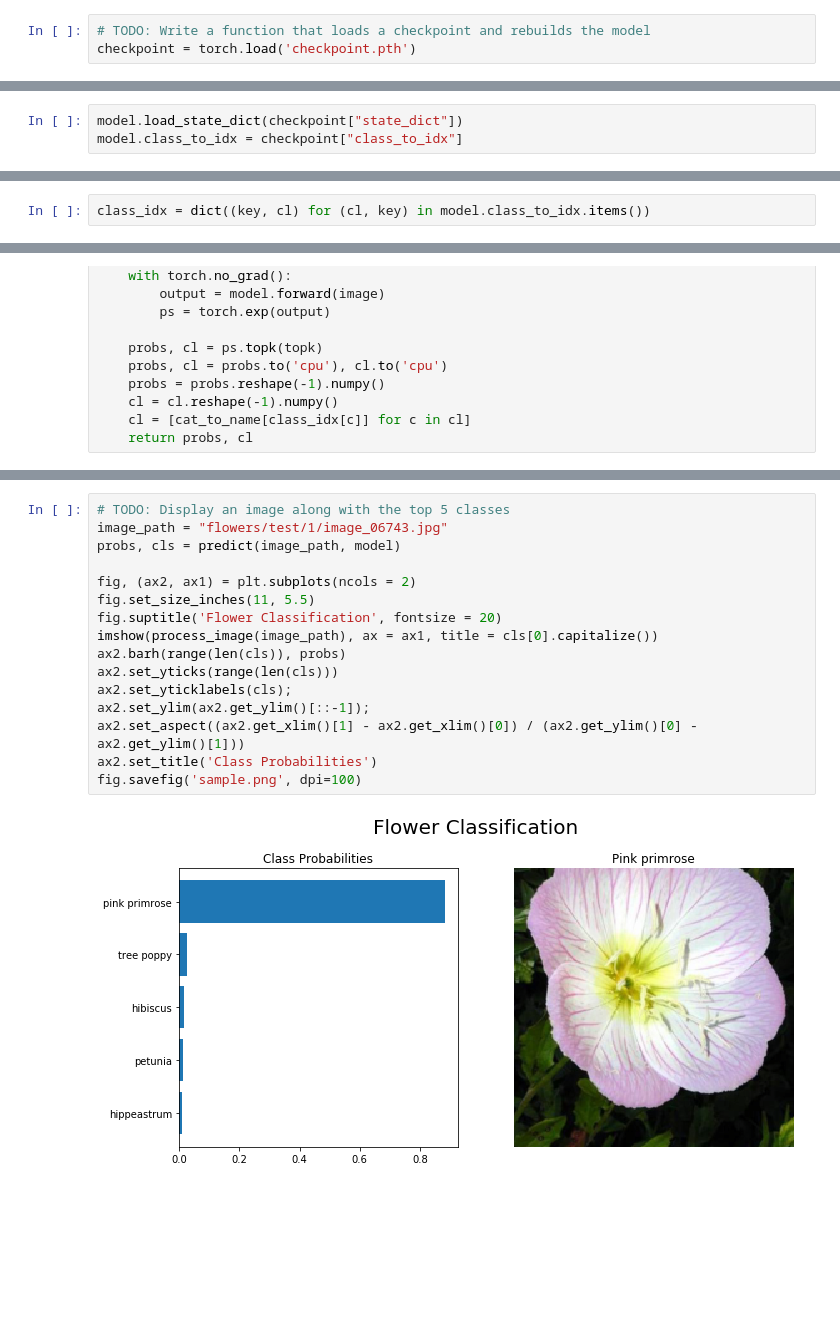
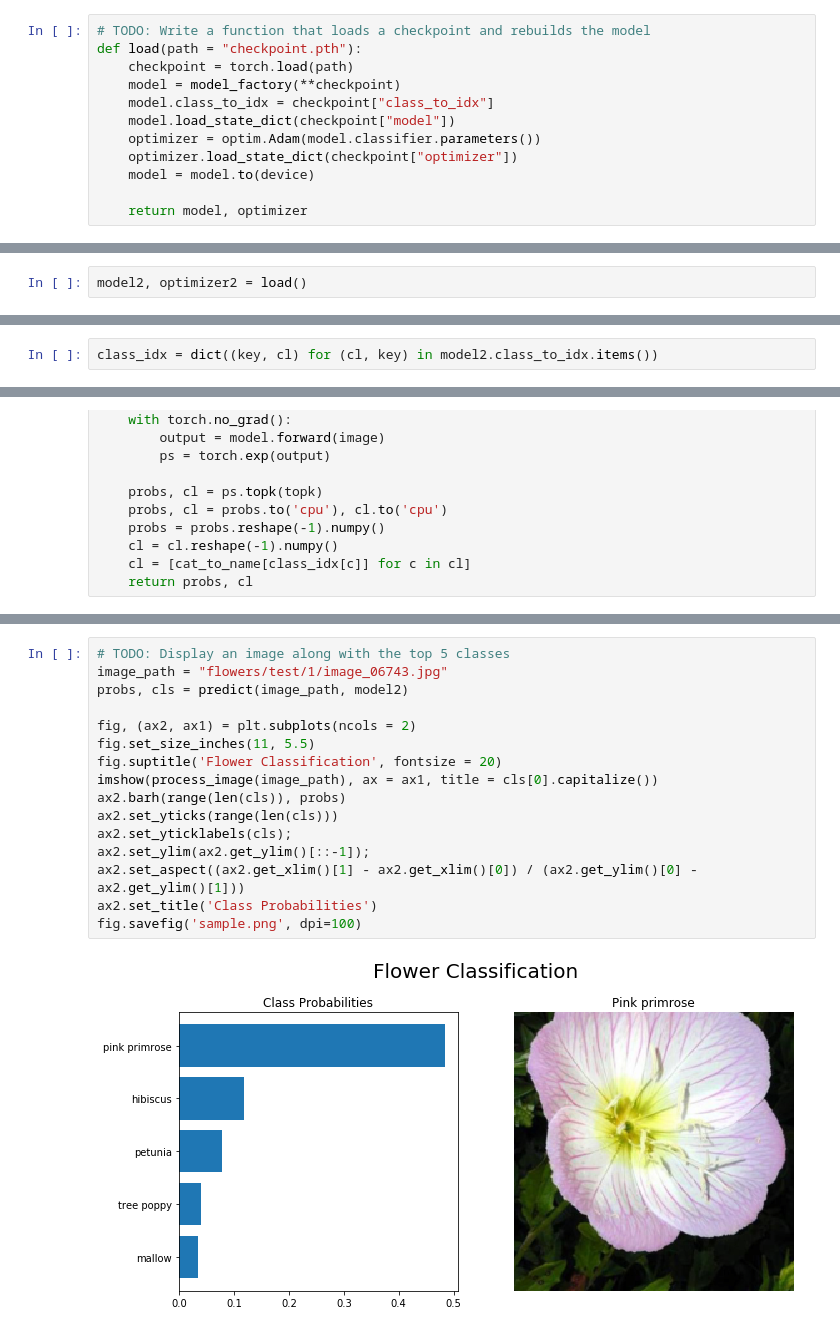
Before and after one commit to jennifer-dickinson/Flower-Classifier, a Jupyter notebook: Image Classifier Project.ipynb, the cells around one changed output, grey strips where cells are left out. Saved outputs shown, nothing was run; the diff lists cells and outputs as text; blank space fills up the shorter version.

````diff
--- a/Image Classifier Project.ipynb
+++ b/Image Classifier Project.ipynb
@@ -291,4 +314,13 @@ torch.save(checkpoint, 'checkpoint.pth')
 At this point it's good to write a function that can load a checkpoint and rebuild the model. That way you can come back to this project and keep working on it without having to retrain the network.
 # %%
 # TODO: Write a function that loads a checkpoint and rebuilds the model
-checkpoint = torch.load('checkpoint.pth')
+def load(path = "checkpoint.pth"):
+    checkpoint = torch.load(path)
+    model = model_factory(**checkpoint)
+    model.class_to_idx = checkpoint["class_to_idx"]
+    model.load_state_dict(checkpoint["model"])
+    optimizer = optim.Adam(model.classifier.parameters())
+    optimizer.load_state_dict(checkpoint["optimizer"])
+    model = model.to(device)
+
+    return model, optimizer
@@ -313,6 +327,5 @@ checkpoint = torch.load('checkpoint.pth')
-# %%
-model.load_state_dict(checkpoint["state_dict"])
-model.class_to_idx = checkpoint["class_to_idx"]
+# %%
+model2, optimizer2 = load()
 # %% [markdown]
 # Inference for classification
 
@@ -390,7 +403,7 @@ print(classes)
 > ['70', '3', '45', '62', '55']
 ```
 # %%
-class_idx = dict((key, cl) for (cl, key) in model.class_to_idx.items())
+class_idx = dict((key, cl) for (cl, key) in model2.class_to_idx.items())
 # %%
 def predict(image_path, model, topk=5):
     ''' Predict the class (or classes) of an image using a trained deep learning model.
@@ -423,18 +436,18 @@ You can convert from the class integer encoding to actual flower names with the
 # %%
 # TODO: Display an image along with the top 5 classes
 image_path = "flowers/test/1/image_06743.jpg"
-probs, cls = predict(image_path, model)
+probs, cls = predict(image_path, model2)
 
 fig, (ax2, ax1) = plt.subplots(ncols = 2)
 fig.set_size_inches(11, 5.5)
 fig.suptitle('Flower Classification', fontsize = 20)
 imshow(process_image(image_path), ax = ax1, title = cls[0].capitalize())
 ax2.barh(range(len(cls)), probs)
 ax2.set_yticks(range(len(cls)))
 ax2.set_yticklabels(cls);
 ax2.set_ylim(ax2.get_ylim()[::-1]);
 ax2.set_aspect((ax2.get_xlim()[1] - ax2.get_xlim()[0]) / (ax2.get_ylim()[0] - ax2.get_ylim()[1]))
 ax2.set_title('Class Probabilities')
 fig.savefig('sample.png', dpi=100)
 # %% [output]
-[figure, old version]
+[figure, new version]
````
Also changed, not shown: parts of 8 cells of this notebook, 3 other files.
